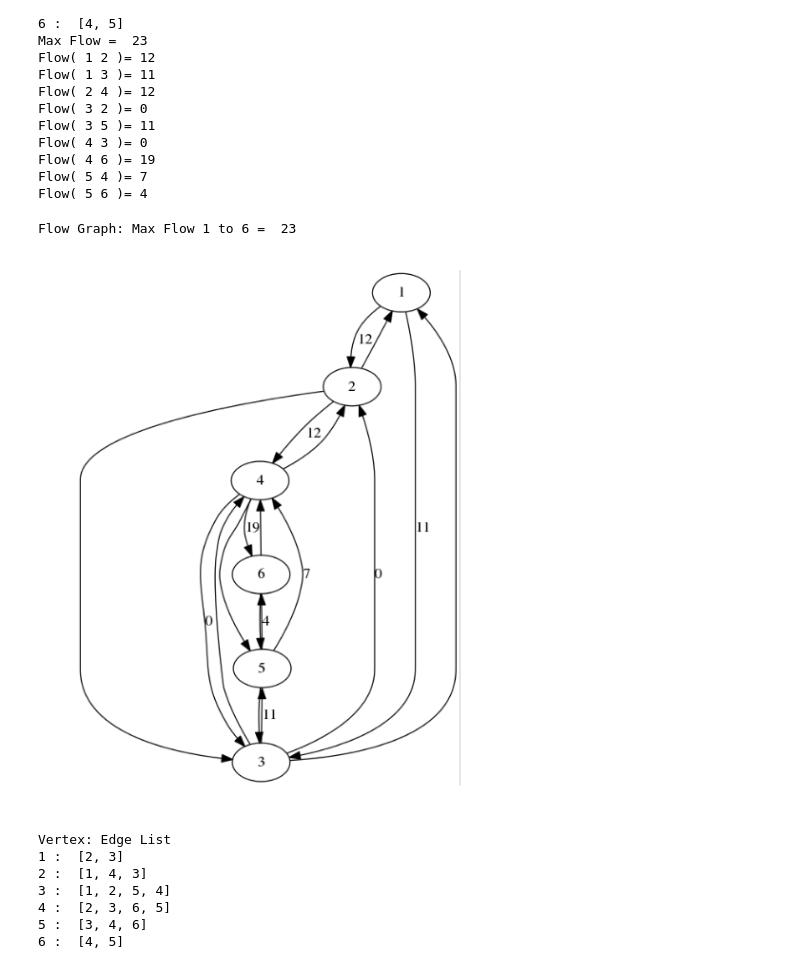
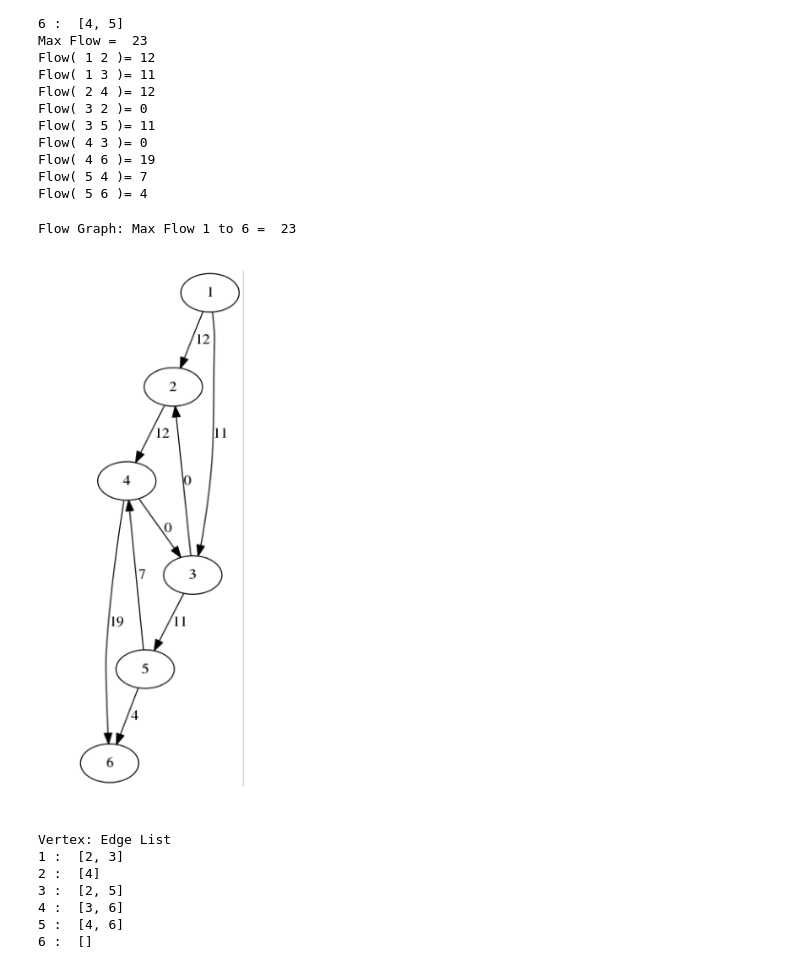
Before and after one commit to CarlosReyes1/c2017Fall, a Jupyter notebook: c174f17/Graphs.ipynb, the cells around one changed output. Saved outputs shown, nothing was run; the diff lists cells and outputs as text; code cells hidden in the pictures.

Commit message:
Flow Graph - Correction

```diff
--- a/c174f17/Graphs.ipynb
+++ b/c174f17/Graphs.ipynb
@@ -498,14 +498,14 @@ Flow( 5 4 )= 7
 Flow( 5 6 )= 4
 # %%
 print "Flow Graph: Max Flow 1 to 6 = ", sum([Wflow[(source,v)] for v in E.get(source,[]) ])
-GraphIt(Vaug, Eaug, Wflow)
+GraphIt(V, E, Wflow)
 # %% [output]
 Flow Graph: Max Flow 1 to 6 =  23
-[figure, old version]
+[figure, new version]
 Vertex: Edge List
 1 :  [2, 3]
-2 :  [1, 4, 3]
-3 :  [1, 2, 5, 4]
-4 :  [2, 3, 6, 5]
-5 :  [3, 4, 6]
-6 :  [4, 5]
+2 :  [4]
+3 :  [2, 5]
+4 :  [3, 6]
+5 :  [4, 6]
+6 :  []
```
Also changed, not shown: 2 other files.
